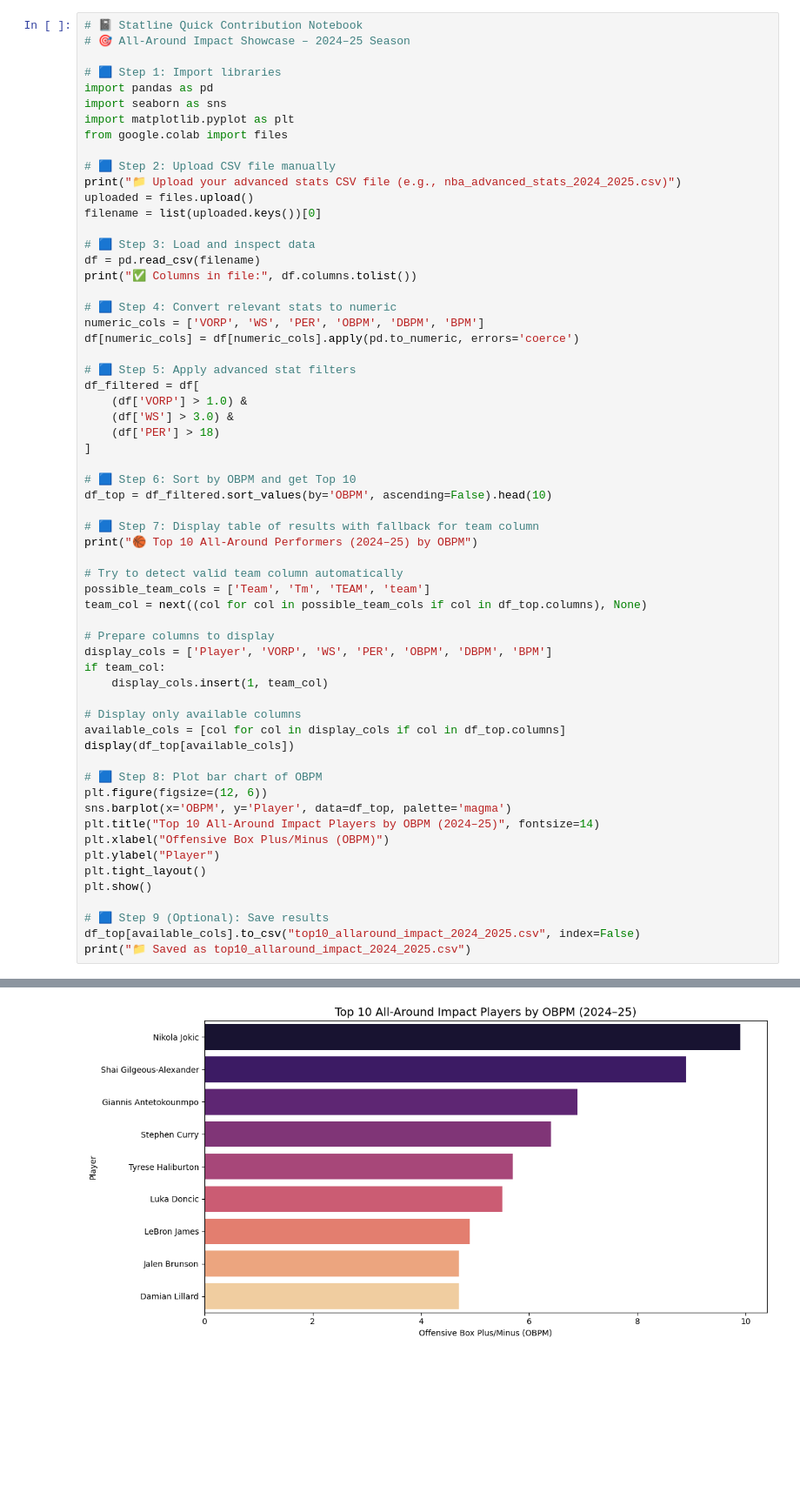
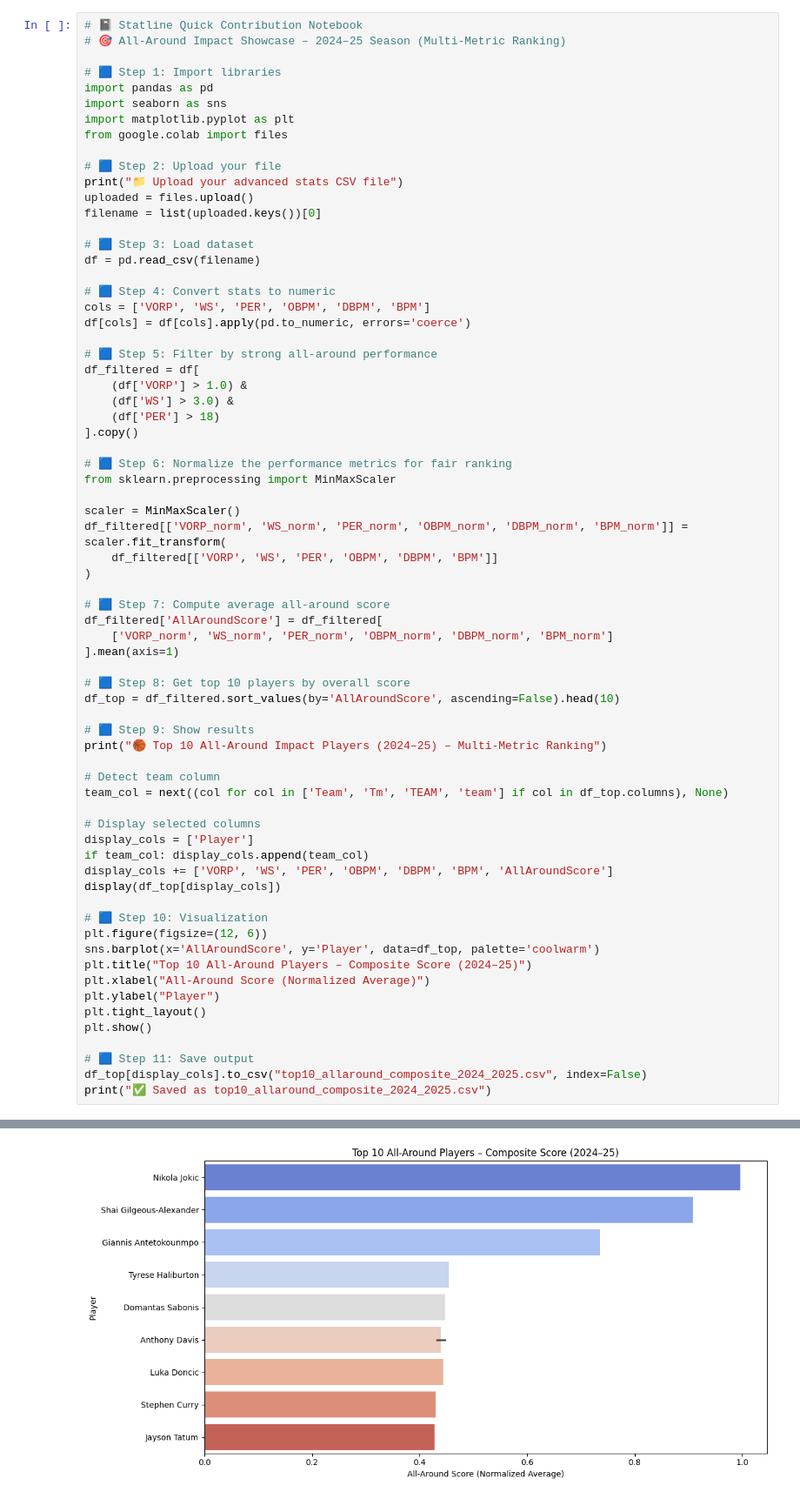
Before and after one commit to ronhq/Statline, a Jupyter notebook: notebooks/statline_allaround_showcase_2024_2025.ipynb, the cells around one changed output, grey strips where cells are left out. Shown at 87% size. Cells and saved outputs as stored; diff of their text form; blank space fills up the shorter version.

```diff
--- a/notebooks/statline_allaround_showcase_2024_2025.ipynb
+++ b/notebooks/statline_allaround_showcase_2024_2025.ipynb
@@ -1,6 +1,6 @@
 # %%
 # 📓 Statline Quick Contribution Notebook
-# 🎯 All-Around Impact Showcase – 2024–25 Season
+# 🎯 All-Around Impact Showcase – 2024–25 Season (Multi-Metric Ranking)
 
 # 🟦 Step 1: Import libraries
 import pandas as pd
@@ -8,55 +8,63 @@ import seaborn as sns
 import matplotlib.pyplot as plt
 from google.colab import files
 
-# 🟦 Step 2: Upload CSV file manually
-print("📁 Upload your advanced stats CSV file (e.g., nba_advanced_stats_2024_2025.csv)")
+# 🟦 Step 2: Upload your file
+print("📁 Upload your advanced stats CSV file")
 uploaded = files.upload()
 filename = list(uploaded.keys())[0]
 
-# 🟦 Step 3: Load and inspect data
+# 🟦 Step 3: Load dataset
 df = pd.read_csv(filename)
-print("✅ Columns in file:", df.columns.tolist())
 
-# 🟦 Step 4: Convert relevant stats to numeric
-numeric_cols = ['VORP', 'WS', 'PER', 'OBPM', 'DBPM', 'BPM']
-df[numeric_cols] = df[numeric_cols].apply(pd.to_numeric, errors='coerce')
+# 🟦 Step 4: Convert stats to numeric
+cols = ['VORP', 'WS', 'PER', 'OBPM', 'DBPM', 'BPM']
+df[cols] = df[cols].apply(pd.to_numeric, errors='coerce')
 
-# 🟦 Step 5: Apply advanced stat filters
+# 🟦 Step 5: Filter by strong all-around performance
 df_filtered = df[
     (df['VORP'] > 1.0) &
     (df['WS'] > 3.0) &
     (df['PER'] > 18)
-]
+].copy()
 
-# 🟦 Step 6: Sort by OBPM and get Top 10
-df_top = df_filtered.sort_values(by='OBPM', ascending=False).head(10)
+# 🟦 Step 6: Normalize the performance metrics for fair ranking
+from sklearn.preprocessing import MinMaxScaler
 
-# 🟦 Step 7: Display table of results with fallback for team column
-print("🏀 Top 10 All-Around Performers (2024–25) by OBPM")
+scaler = MinMaxScaler()
+df_filtered[['VORP_norm', 'WS_norm', 'PER_norm', 'OBPM_norm', 'DBPM_norm', 'BPM_norm']] = scaler.fit_transform(
+    df_filtered[['VORP', 'WS', 'PER', 'OBPM', 'DBPM', 'BPM']]
+)
 
-# Try to detect valid team column automatically
-possible_team_cols = ['Team', 'Tm', 'TEAM', 'team']
-team_col = next((col for col in possible_team_cols if col in df_top.columns), None)
+# 🟦 Step 7: Compute average all-around score
+df_filtered['AllAroundScore'] = df_filtered[
+    ['VORP_norm', 'WS_norm', 'PER_norm', 'OBPM_norm', 'DBPM_norm', 'BPM_norm']
+].mean(axis=1)
 
-# Prepare columns to display
-display_cols = ['Player', 'VORP', 'WS', 'PER', 'OBPM', 'DBPM', 'BPM']
-if team_col:
-    display_cols.insert(1, team_col)
+# 🟦 Step 8: Get top 10 players by overall score
+df_top = df_filtered.sort_values(by='AllAroundScore', ascending=False).head(10)
 
-# Display only available columns
-available_cols = [col for col in display_cols if col in df_top.columns]
-display(df_top[available_cols])
+# 🟦 Step 9: Show results
+print("🏀 Top 10 All-Around Impact Players (2024–25) – Multi-Metric Ranking")
 
-# 🟦 Step 8: Plot bar chart of OBPM
+# Detect team column
+team_col = next((col for col in ['Team', 'Tm', 'TEAM', 'team'] if col in df_top.columns), None)
+
+# Display selected columns
+display_cols = ['Player']
+if team_col: display_cols.append(team_col)
+display_cols += ['VORP', 'WS', 'PER', 'OBPM', 'DBPM', 'BPM', 'AllAroundScore']
+display(df_top[display_cols])
+
+# 🟦 Step 10: Visualization
 plt.figure(figsize=(12, 6))
-sns.barplot(x='OBPM', y='Player', data=df_top, palette='magma')
-plt.title("Top 10 All-Around Impact Players by OBPM (2024–25)", fontsize=14)
-plt.xlabel("Offensive Box Plus/Minus (OBPM)")
+sns.barplot(x='AllAroundScore', y='Player', data=df_top, palette='coolwarm')
+plt.title("Top 10 All-Around Players – Composite Score (2024–25)")
+plt.xlabel("All-Around Score (Normalized Average)")
 plt.ylabel("Player")
 plt.tight_layout()
 plt.show()
 
-# 🟦 Step 9 (Optional): Save results
-df_top[available_cols].to_csv("top10_allaround_impact_2024_2025.csv", index=False)
-print("📁 Saved as top10_allaround_impact_2024_2025.csv")
+# 🟦 Step 11: Save output
+df_top[display_cols].to_csv("top10_allaround_composite_2024_2025.csv", index=False)
+print("✅ Saved as top10_allaround_composite_2024_2025.csv")
 # %% [output]
@@ -82 +89 @@ Passing `palette` without assigning `hue` is deprecated and will be removed in v
-[figure, old version]
+[figure, new version]
```
Also changed, not shown: parts of 1 cell of this notebook.
